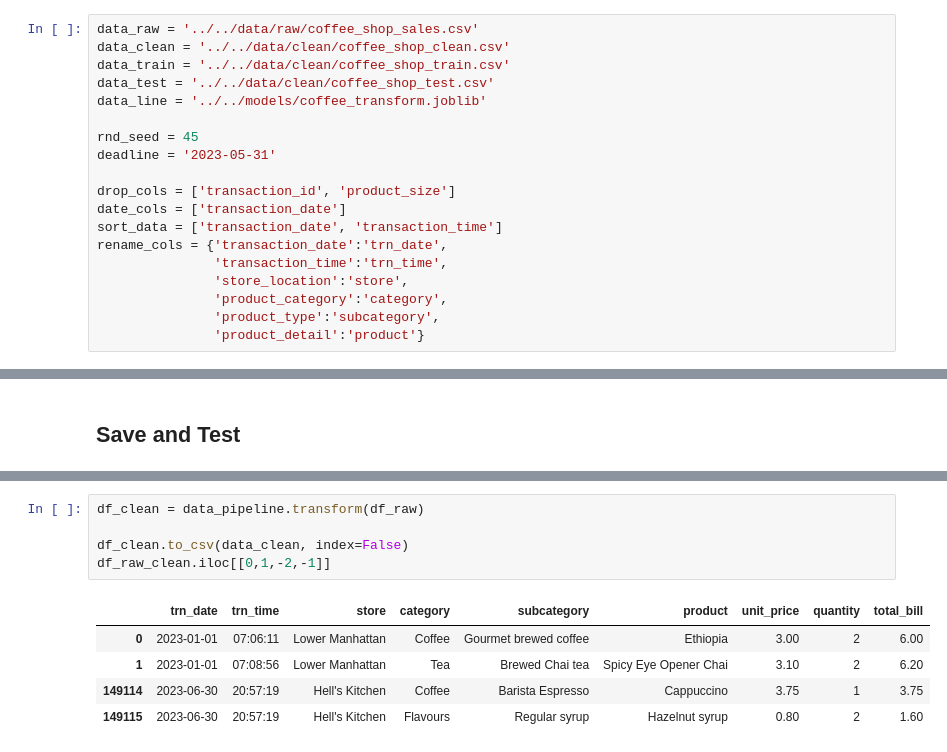
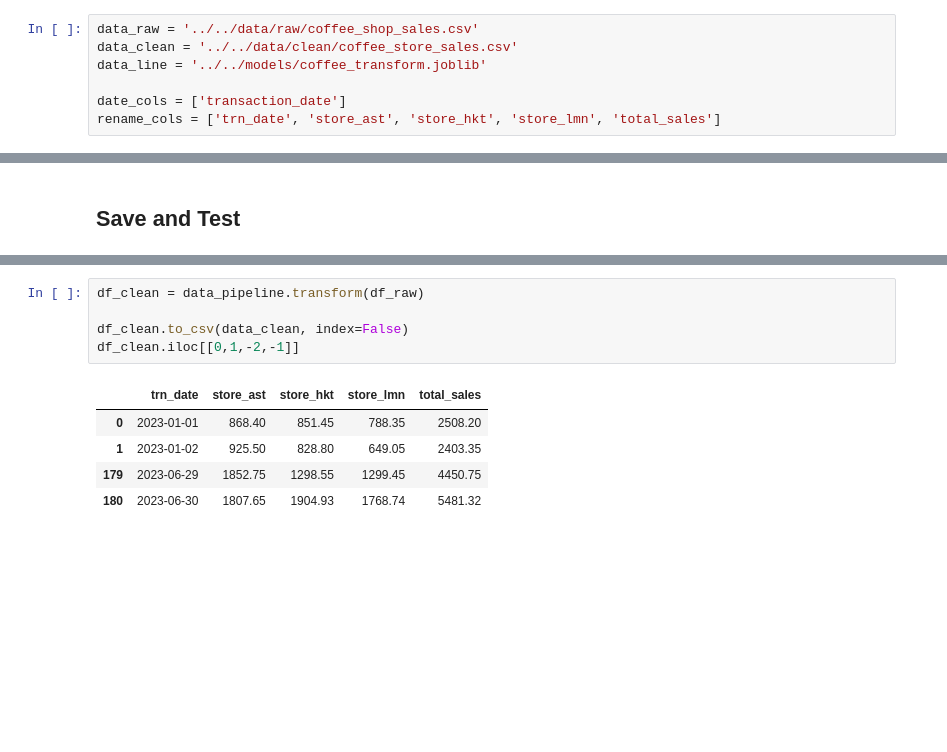
Before and after one commit to Ly-Ax/retaiLy_24, a Jupyter notebook: notebooks/transform/coffee_pipeline.ipynb, the cells around one changed output, grey strips where cells are left out. Saved outputs shown, nothing was run; the diff lists cells and outputs as text; blank space fills up the shorter version.

```diff
--- a/notebooks/transform/coffee_pipeline.ipynb
+++ b/notebooks/transform/coffee_pipeline.ipynb
@@ -90,22 +78,10 @@ memory usage: 10.2+ MB
 # Data Pipeline
 # %%
 data_raw = '../../data/raw/coffee_shop_sales.csv'
-data_clean = '../../data/clean/coffee_shop_clean.csv'
-data_train = '../../data/clean/coffee_shop_train.csv'
-data_test = '../../data/clean/coffee_shop_test.csv'
+data_clean = '../../data/clean/coffee_store_sales.csv'
 data_line = '../../models/coffee_transform.joblib'
 
-rnd_seed = 45
-deadline = '2023-05-31'
-
-drop_cols = ['transaction_id', 'product_size']
 date_cols = ['transaction_date']
-sort_data = ['transaction_date', 'transaction_time']
-rename_cols = {'transaction_date':'trn_date',
-               'transaction_time':'trn_time',
-               'store_location':'store',
-               'product_category':'category',
-               'product_type':'subcategory',
-               'product_detail':'product'}
+rename_cols = ['trn_date', 'store_ast', 'store_hkt', 'store_lmn', 'total_sales']
 # %% [markdown]
 ## Create Pipeline
@@ -220,11 +166,11 @@ Data pipeline is loaded...
 # %%
 df_clean = data_pipeline.transform(df_raw)
 
 df_clean.to_csv(data_clean, index=False)
-df_raw_clean.iloc[[0,1,-2,-1]]
+df_clean.iloc[[0,1,-2,-1]]
 # %% [output]
-|  | trn_date | trn_time | store | category | subcategory | product | unit_price | quantity | total_bill |
-| 0 | 2023-01-01 | 07:06:11 | Lower Manhattan | Coffee | Gourmet brewed coffee | Ethiopia | 3.00 | 2 | 6.00 |
-| 1 | 2023-01-01 | 07:08:56 | Lower Manhattan | Tea | Brewed Chai tea | Spicy Eye Opener Chai | 3.10 | 2 | 6.20 |
-| 149114 | 2023-06-30 | 20:57:19 | Hell's Kitchen | Coffee | Barista Espresso | Cappuccino | 3.75 | 1 | 3.75 |
-| 149115 | 2023-06-30 | 20:57:19 | Hell's Kitchen | Flavours | Regular syrup | Hazelnut syrup | 0.80 | 2 | 1.60 |
+|  | trn_date | store_ast | store_hkt | store_lmn | total_sales |
+| 0 | 2023-01-01 | 868.40 | 851.45 | 788.35 | 2508.20 |
+| 1 | 2023-01-02 | 925.50 | 828.80 | 649.05 | 2403.35 |
+| 179 | 2023-06-29 | 1852.75 | 1298.55 | 1299.45 | 4450.75 |
+| 180 | 2023-06-30 | 1807.65 | 1904.93 | 1768.74 | 5481.32 |
```
Also changed, not shown: parts of 19 cells of this notebook, 6 other files.
